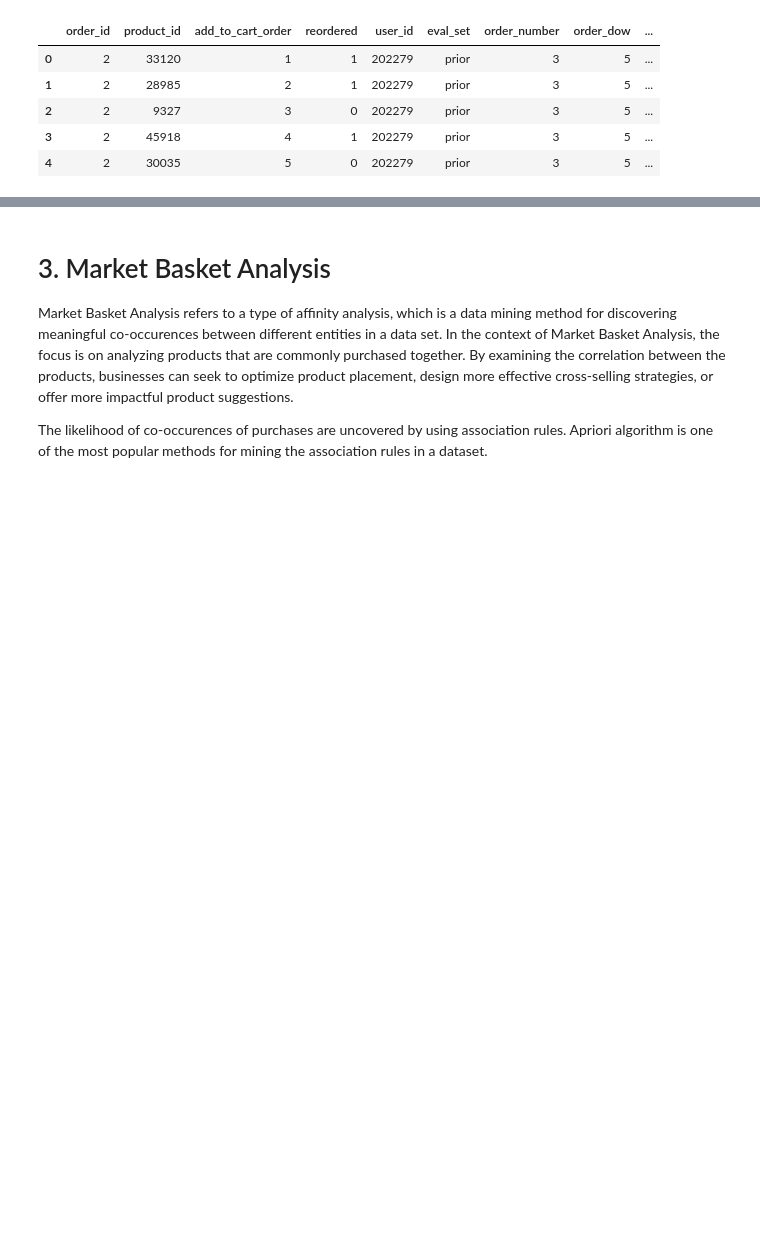
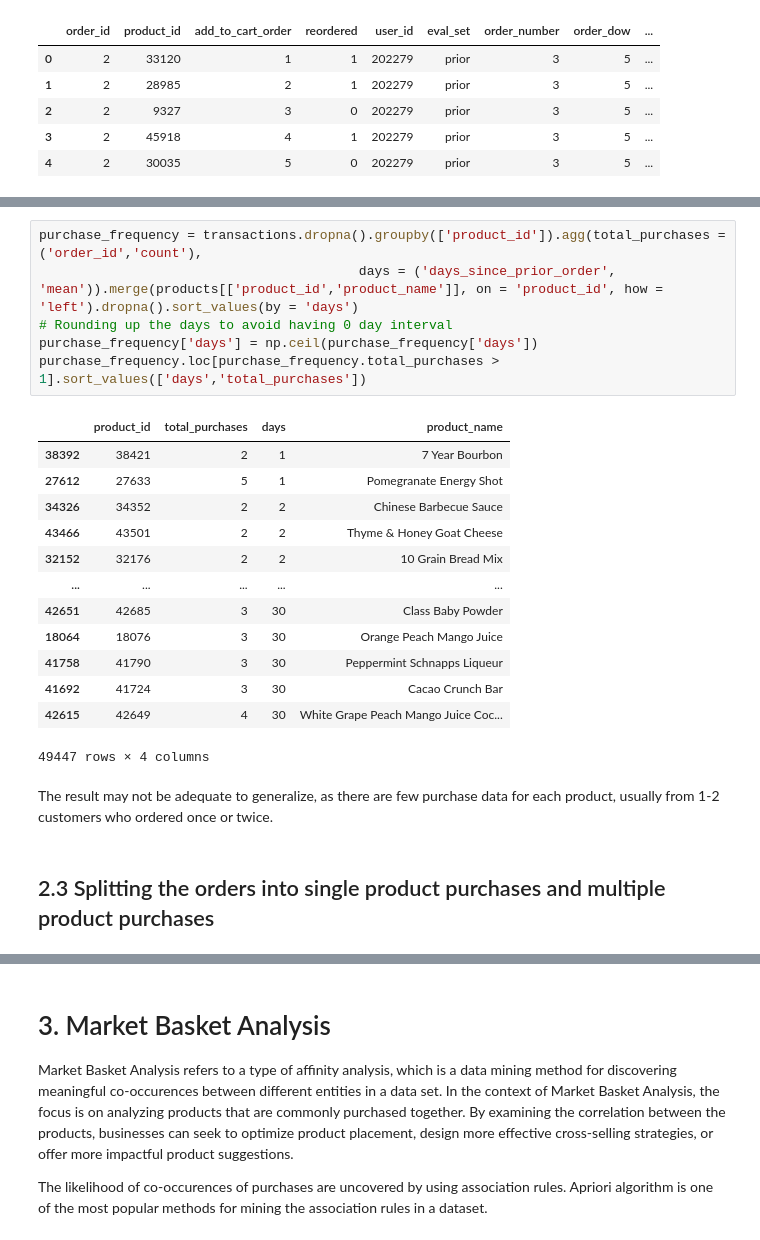
Before and after one commit to kwonowk/market-basket-analysis, a Jupyter notebook: instacart_analysis.ipynb, the cells around one changed output, grey strips where cells are left out. Cells and saved outputs as stored; diff of their text form; blank space fills up the shorter version.

```diff
--- a/instacart_analysis.ipynb
+++ b/instacart_analysis.ipynb
@@ -308 +379,25 @@ dtype: int64
+# %%
+purchase_frequency = transactions.dropna().groupby(['product_id']).agg(total_purchases = ('order_id','count'),
+                                         days = ('days_since_prior_order', 'mean')).merge(products[['product_id','product_name']], on = 'product_id', how = 'left').dropna().sort_values(by = 'days')
+# Rounding up the days to avoid having 0 day interval
+purchase_frequency['days'] = np.ceil(purchase_frequency['days'])
+purchase_frequency.loc[purchase_frequency.total_purchases > 1].sort_values(['days','total_purchases'])
+# %% [output]
+|  | product_id | total_purchases | days | product_name |
+| 38392 | 38421 | 2 | 1 | 7 Year Bourbon |
+| 27612 | 27633 | 5 | 1 | Pomegranate Energy Shot |
+| 34326 | 34352 | 2 | 2 | Chinese Barbecue Sauce |
+| 43466 | 43501 | 2 | 2 | Thyme & Honey Goat Cheese |
+| 32152 | 32176 | 2 | 2 | 10 Grain Bread Mix |
+| ... | ... | ... | ... | ... |
+| 42651 | 42685 | 3 | 30 | Class Baby Powder |
+| 18064 | 18076 | 3 | 30 | Orange Peach Mango Juice |
+| 41758 | 41790 | 3 | 30 | Peppermint Schnapps Liqueur |
+| 41692 | 41724 | 3 | 30 | Cacao Crunch Bar |
+| 42615 | 42649 | 4 | 30 | White Grape Peach Mango Juice Coc... |
+49447 rows × 4 columns
+# %% [markdown]
+The result may not be adequate to generalize, as there are few purchase data for each product, usually from 1-2 customers who ordered once or twice.
+# %% [markdown]
+## 2.3 Splitting the orders into single product purchases and multiple product purchases
 # %%
```
Also changed, not shown: parts of 29 cells of this notebook.
